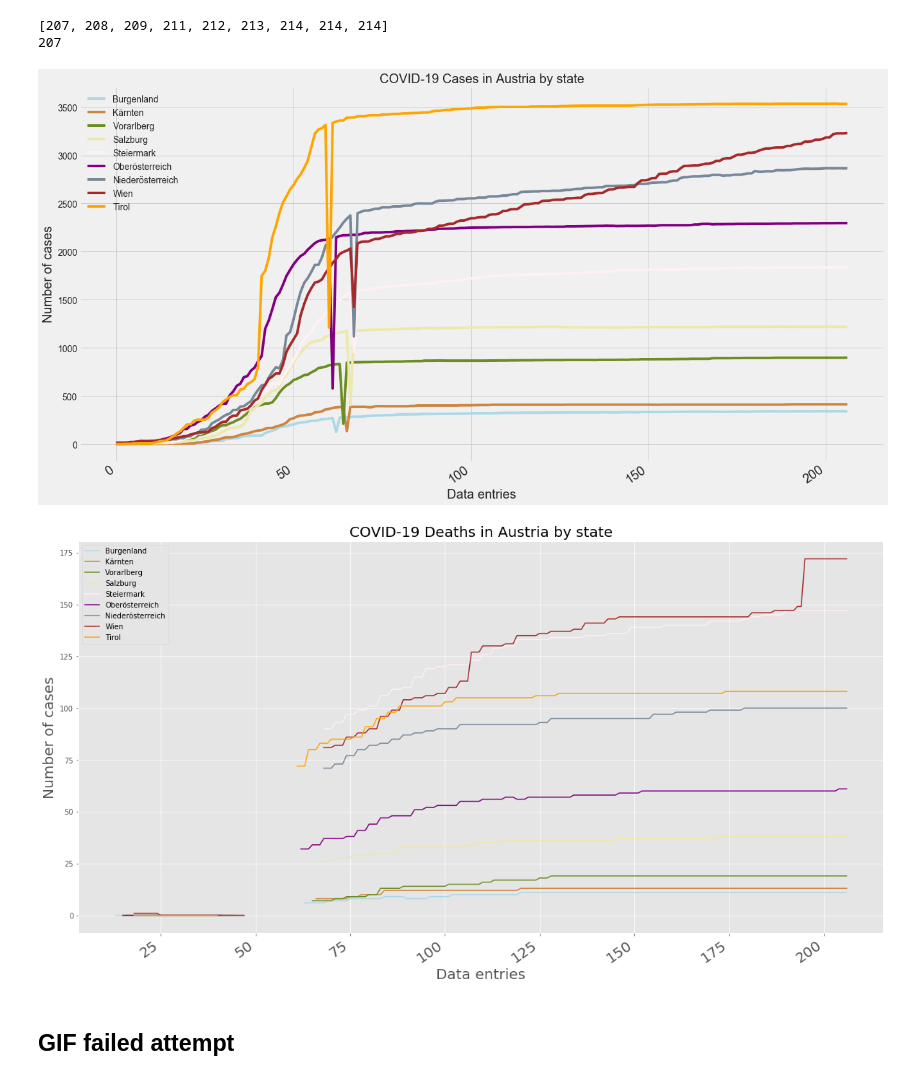
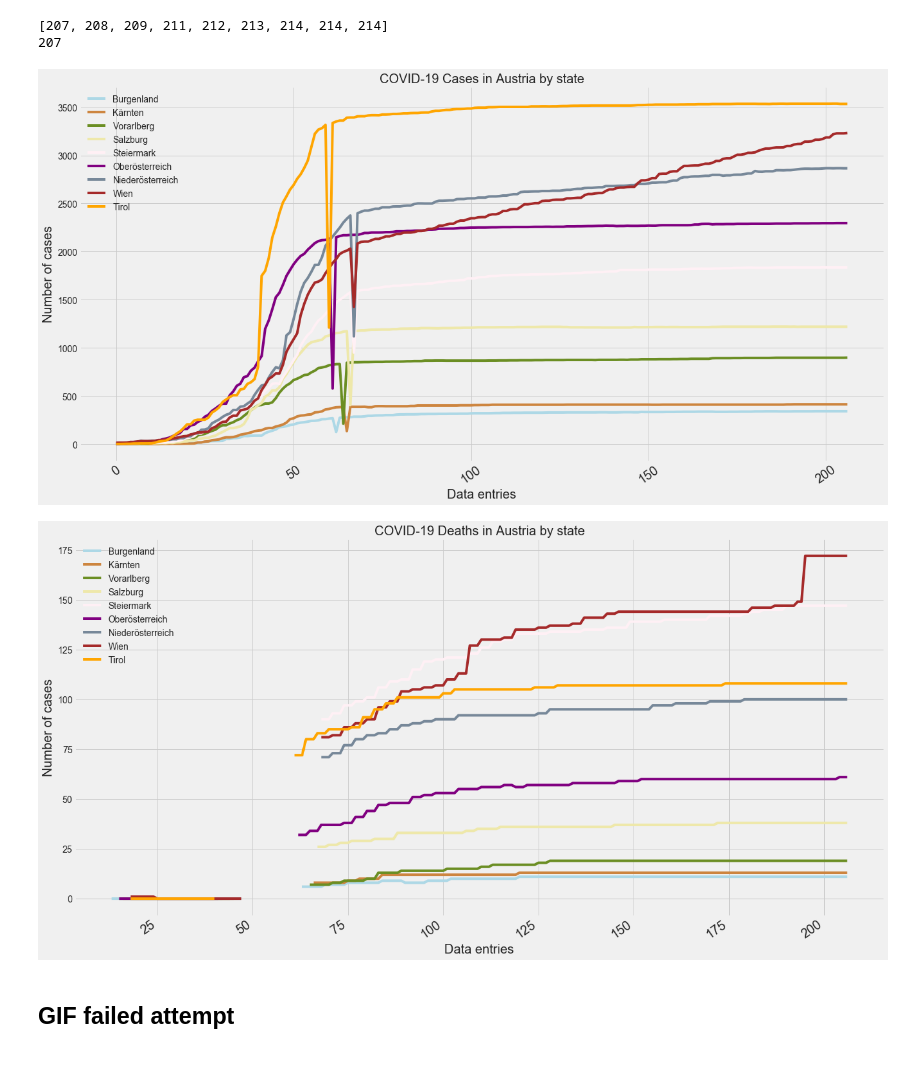
Before and after one commit to MarcelodeFreitas/Epidemiology, a Jupyter notebook: Study Cases/AUSTRIA/COVID-19_Austria_statistics.ipynb, the cells around one changed output. Drawn from its saved outputs; the diff is of its cells as text; code cells hidden in the pictures.

```diff
--- a/Study Cases/AUSTRIA/COVID-19_Austria_statistics.ipynb
+++ b/Study Cases/AUSTRIA/COVID-19_Austria_statistics.ipynb
@@ -781,7 +781,7 @@ scale = 'linear'
 fontsize = 20
 y_pos = date_b[0:smallest_number]
 
-ax.set_xticklabels(y_pos, rotation=35, horizontalalignment= 'right', fontsize=20)
+ax.set_xticklabels(y_pos, rotation=35, fontsize=20)
 
 all_colors = list(plt.cm.colors.cnames.keys())
 random.seed(100)
@@ -806,11 +806,11 @@ ax.set_ylabel(f'Number of cases', fontsize=20)
 
 plt.savefig('images/time_cases_state.png', dpi=400, format='png')
 # %% [output]
-[figure, old version]
+[figure, new version]
 # %%
 import bokeh
 import random
-plt.style.use('ggplot')
+plt.style.use('fivethirtyeight')
 
 fig, ax = plt.subplots(figsize=(20,10))
 line_1 = deaths_b[0:smallest_number]
@@ -826,34 +826,34 @@ line_9 = deaths_t[0:smallest_number]
 n = len(line_1)
 scale = 'linear'
 fontsize = 20
 y_pos = date_b[0:smallest_number]
 
 ax.set_xticklabels(y_pos, rotation=35, horizontalalignment= 'right', fontsize=20)
 
 all_colors = list(plt.cm.colors.cnames.keys())
 random.seed(100)
 c = random.choices(all_colors, k=n)
 
 ax.plot(y_pos,line_1,color=c[1], label='Burgenland')
 ax.plot(y_pos,line_2,color=c[2], label='Kärnten')
 ax.plot(y_pos,line_3,color=c[3], label='Vorarlberg')
 ax.plot(y_pos,line_4,color=c[4], label='Salzburg')
 ax.plot(y_pos,line_5,color=c[5], label='Steiermark')
 ax.plot(y_pos,line_6,color=c[6], label='Oberösterreich')
 ax.plot(y_pos,line_7,color=c[7], label='Niederösterreich')
 ax.plot(y_pos,line_8,color=c[8], label='Wien')
 ax.plot(y_pos,line_9,color="orange", label='Tirol')
 
 ax.legend(loc = 'upper left')
 ax.set_xscale(scale)
 
 ax.set_title(f'COVID-19 Deaths in Austria by state', fontsize=20)
 ax.set_xlabel(f'Data entries', fontsize=20)
 ax.set_ylabel(f'Number of cases', fontsize=20)
 
 plt.savefig('images/time_deaths_state.png', dpi=400, format='png')
 # %% [output]
-[figure, old version]
+[figure, new version]
 # %%
 import numpy as np
 import matplotlib.pyplot as plt
```
Also changed, not shown: 2 other files.
